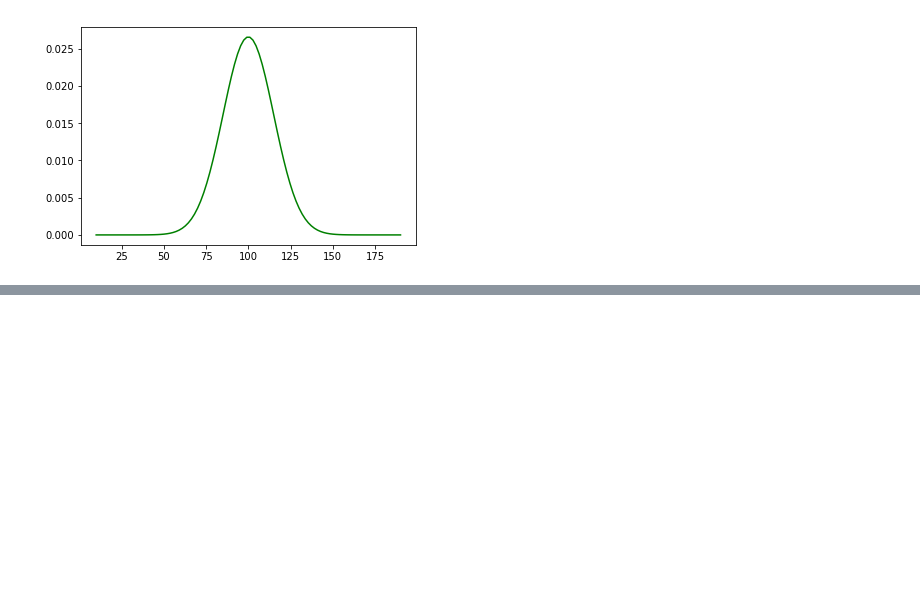
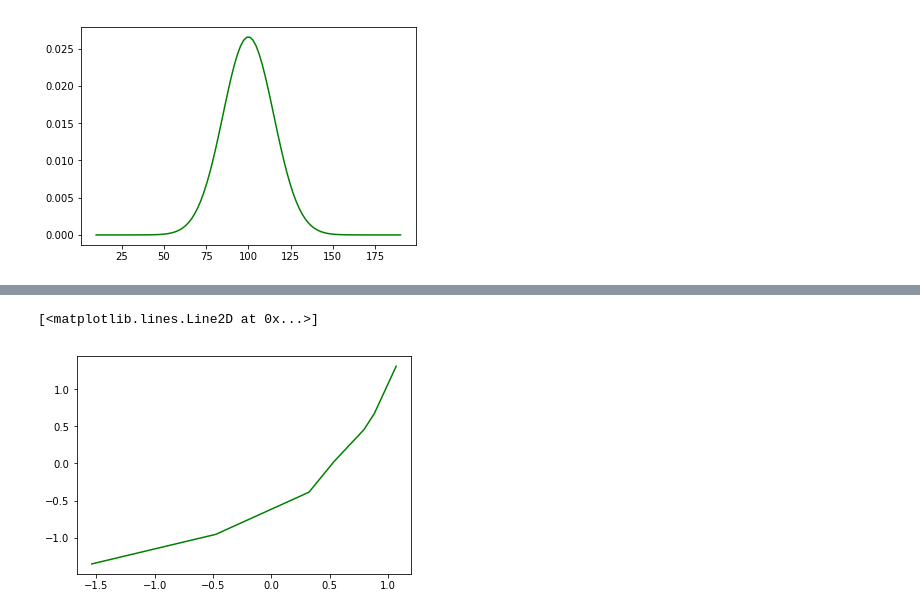
Before and after one commit to hanhanwu/Hanhan_Data_Science_Practice, a Jupyter notebook: Applied_Statistics/thinkstats_chapter4.ipynb, the cells around one changed output, grey strips where cells are left out. Saved outputs shown, nothing was run; the diff lists cells and outputs as text; code cells hidden in the pictures; blank space fills up the shorter version.

```diff
--- a/Applied_Statistics/thinkstats_chapter4.ipynb
+++ b/Applied_Statistics/thinkstats_chapter4.ipynb
@@ -132,0 +202,16 @@ plt.show()
+# %%
+# When the plot is closer to a straight line with x-axis and y-axis are in the same range & scale,
+## it's closer to a normal distribution
+
+# Normal probability plot - sorted data sample (x-axis), rankits from normal distribution samples
+random.seed(410)
+single_sample_size=7
+sample_count = 9
+rankits = get_rankits(single_sample_size, sample_count)
+
+xs = [random.normalvariate(0.0, 1.0) for i in range(sample_size)]
+plt.clf()
+plt.plot(sorted(xs), rankits, c='green')
+# %% [output]
+[<matplotlib.lines.Line2D at 0x...>]
+[figure, added]
```
Also changed, not shown: parts of 6 cells of this notebook.
